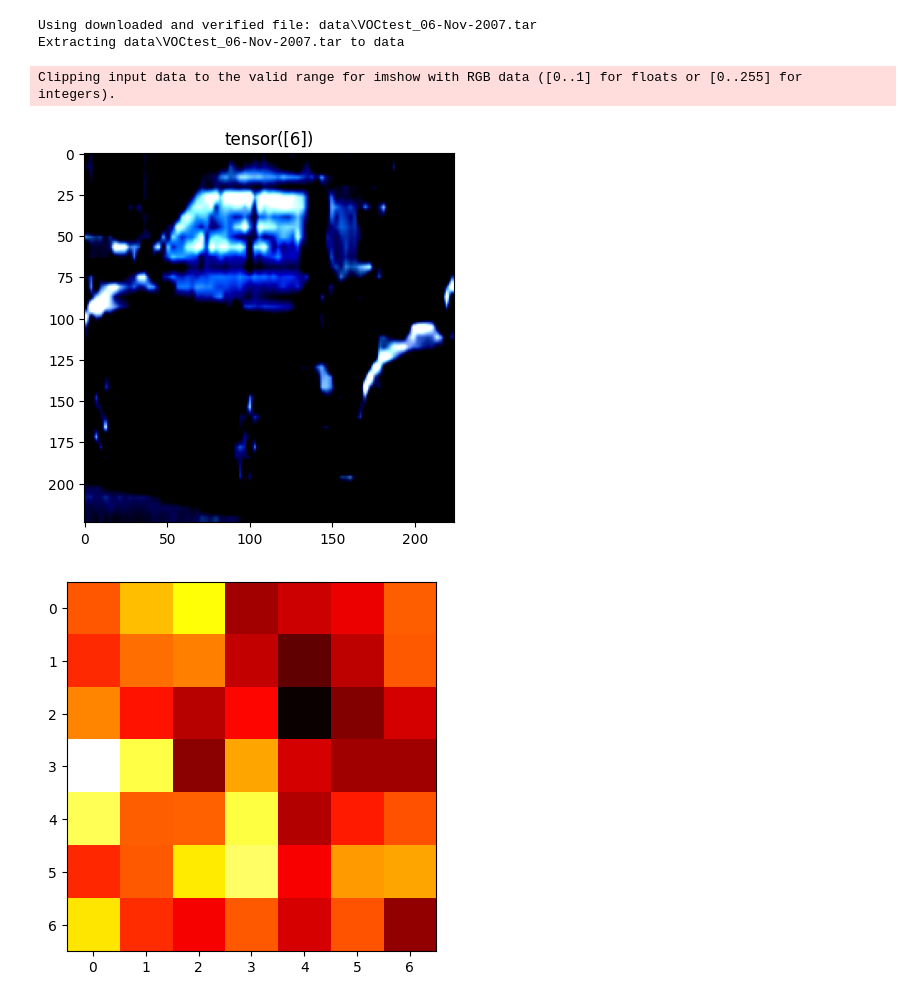
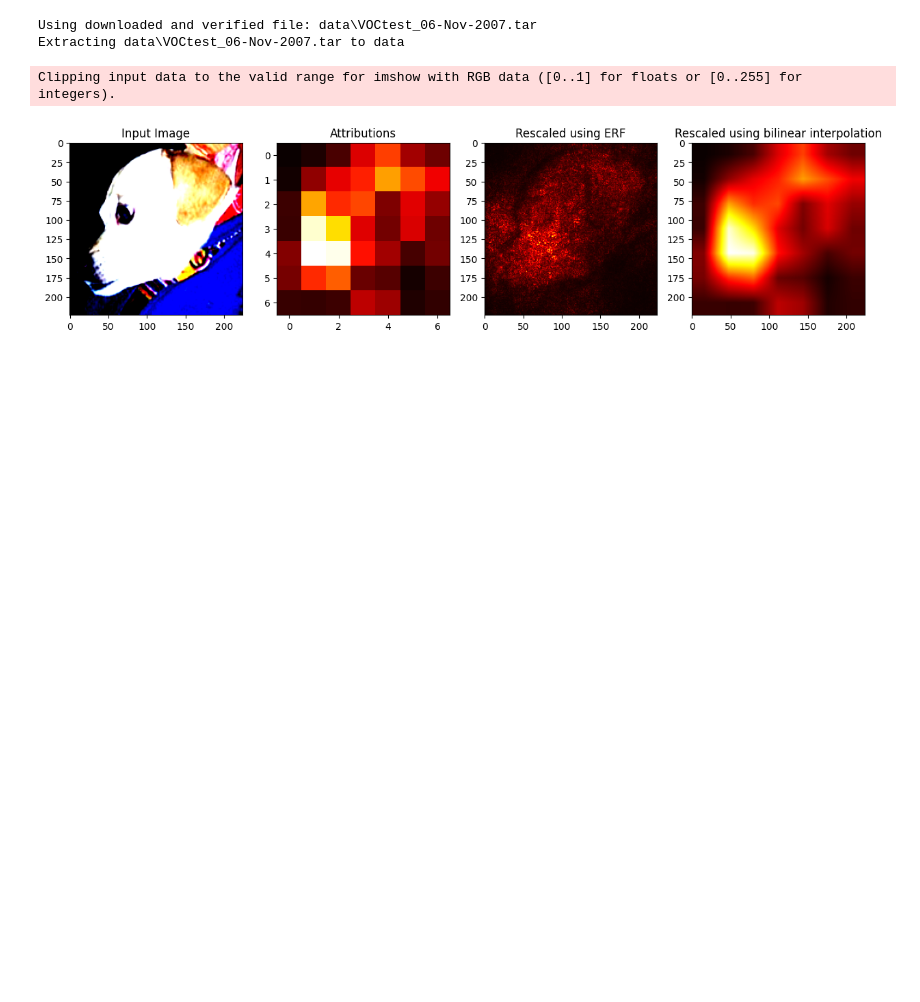
Before and after one commit to liuktc/ML4CV_XAI, a Jupyter notebook: effective_receptive_field.ipynb, the cells around one changed output. Drawn from its saved outputs; the diff is of its cells as text; code cells hidden in the pictures; blank space fills up the shorter version.

```diff
--- a/effective_receptive_field.ipynb
+++ b/effective_receptive_field.ipynb
@@ -63,9 +63,9 @@ def calculate_erf(model, input, device):
     for x in tqdm(range(output.shape[2])):
         for y in range(output.shape[3]):
             # input_tensor = torch.zeros(input_shape, device=device, requires_grad=True)
-            input_tensor = torch.randn(input_shape, device=device, requires_grad=True)
+            # input_tensor = torch.randn(input_shape, device=device, requires_grad=True)
             # input_tensor = torch.ones(input_shape, device=device, requires_grad=True)
-            # input_tensor = torch.tensor(input, device=device, requires_grad=True)
+            input_tensor = torch.tensor(input, device=device, requires_grad=True)
             # input_tensor = input.clone().detach().to(device).requires_grad_(True)
             # Set the model to evaluation mode
             model.eval()
@@ -259,48 +254,60 @@ def rescale_using_erf(attribution_map, erf_values):
             result += attribution_map[i, j] * erf_values[i, j]
     return result
 # %%
-for i in [8]:
+for i in [0]:
     image, label = test_data[i]
-    plt.imshow(image.permute(1, 2, 0))
-    plt.title(label)
-    plt.show()
 
     images = image.unsqueeze(0).to(device)
     labels = torch.tensor([label]).to(device)
     layer = [model.features[-1]]
 
     attribute_method = _GradCAMPlusPlus(model, target_layer=layer[0])
+    # attributions = attribute_method.attribute(
+    #             input_tensor=images,
+    #             model=model,
+    #             layer=layer,
+    #             target=labels,
+    #             baseline_dist=baseline_dist,
+    #         )
     attributions = attribute_method.attribute(
-                    model,
+                    model=model,
                     input_tensor=images,
                     layer=layer,
                     target=labels,
                     baseline_dist=None,
                 )
 
     attributions = attributions[0].cpu().detach().sum(0)
 
-    plt.imshow(attributions.numpy(), cmap='hot')
-    plt.show()
+
 
     feature_extractor = cut_model_to_layer(model, layer[0], included=True)
 
     erf = calculate_erf(feature_extractor, images, device=device)
 
     rescaled_attributions_erf = rescale_using_erf(attributions.numpy(), erf)
 
     up = nn.Upsample(size=images.shape[2:], mode="bilinear")
     rescaled_attributions_bilinear = up(attributions.unsqueeze(0).unsqueeze(0))[0]
 
+    plt.figure(figsize=(15, 5))
+    plt.subplot(1, 4, 1)
+    plt.imshow(image.permute(1, 2, 0))
+    plt.title("Input Image")
+    # plt.show()
+    plt.subplot(1, 4, 2)
+    plt.imshow(attributions.numpy(), cmap='hot')
+    plt.title("Attribution map")
 
-    plt.figure(figsize=(15, 15))
-    plt.subplot(1, 2, 1)
+    # plt.figure(figsize=(15, 15))
+    plt.subplot(1, 4, 3)
     plt.imshow(rescaled_attributions_erf.sum(0), cmap='hot')
+    plt.title("Rescaled using ERF")
 
-    plt.subplot(1, 2, 2)
+    plt.subplot(1, 4, 4)
     plt.imshow(rescaled_attributions_bilinear.sum(0), cmap='hot')
+    plt.title("Rescaled using bilinear interpolation")
     plt.show()
 # %% [output]
 Clipping input data to the valid range for imshow with RGB data ([0..1] for floats or [0..255] for integers).
-[figure, old version]
+[figure, new version]
-[figure, removed]
```
Also changed, not shown: parts of 6 cells of this notebook, 5 other files.
